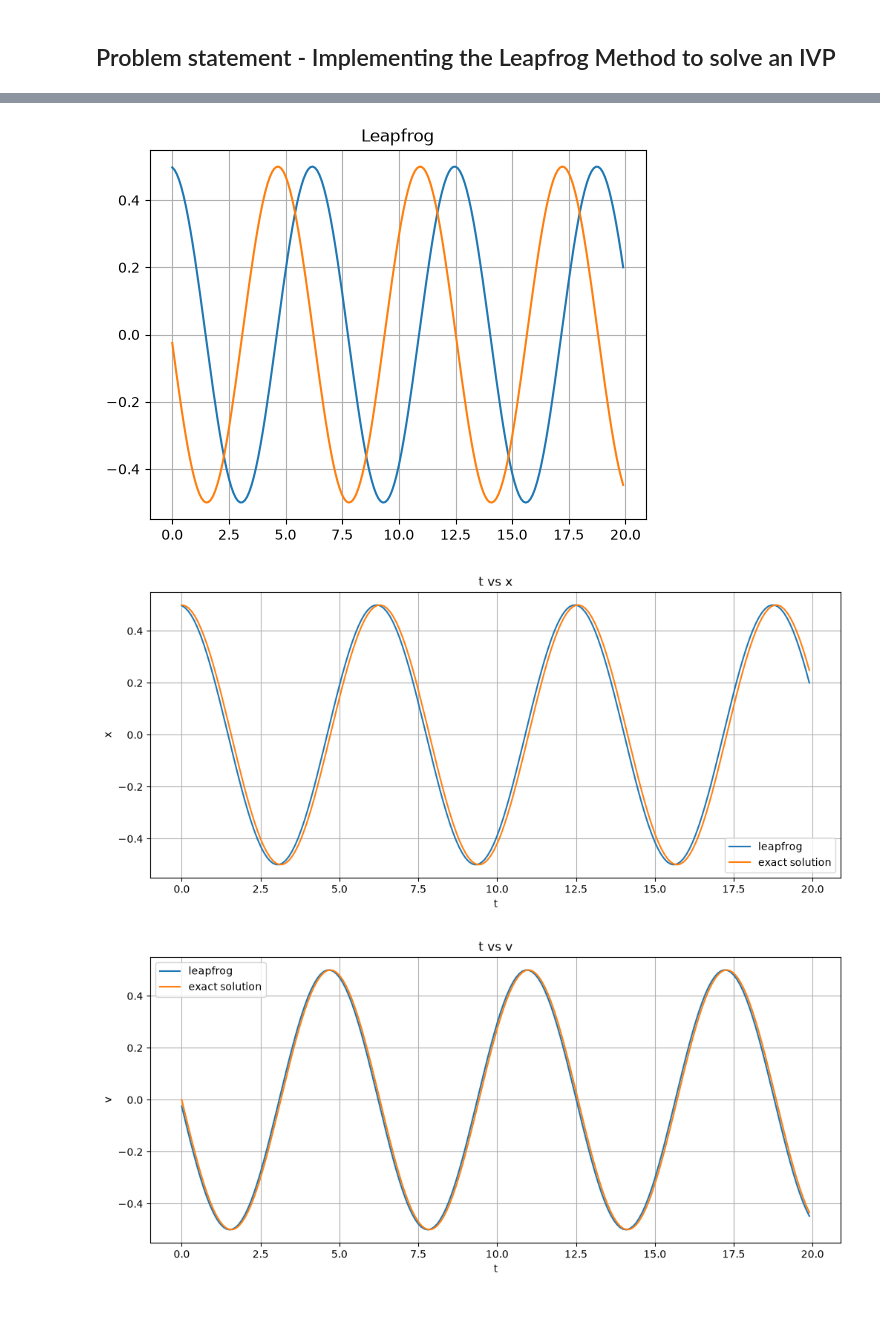
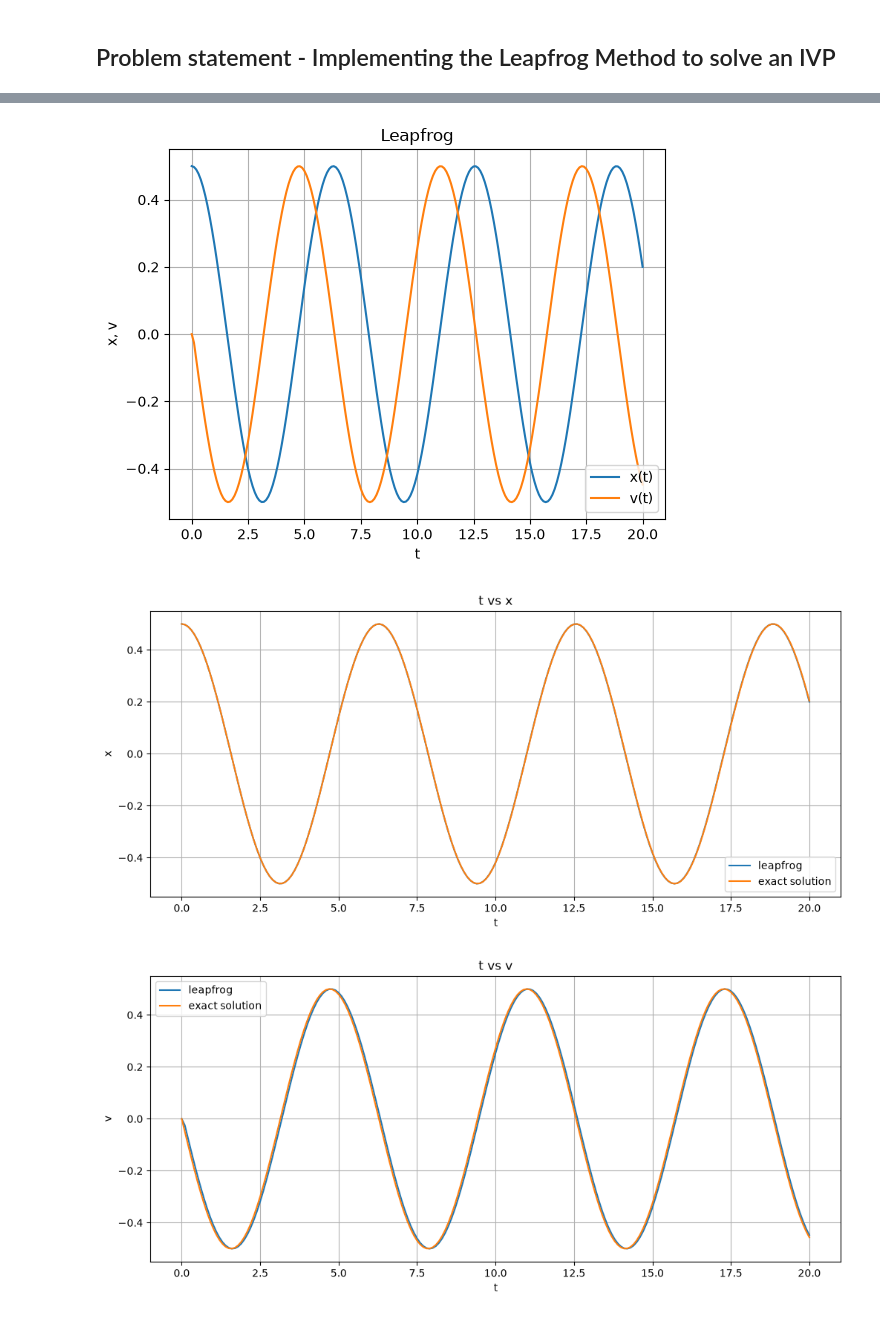
Before and after one commit to Aathi2165/AE801_2026, a Jupyter notebook: numode_ivp/Atharva_ODE_IVP.ipynb, the cells around one changed output, grey strips where cells are left out. Saved outputs shown, nothing was run; the diff lists cells and outputs as text; code cells hidden in the pictures.

```diff
--- a/numode_ivp/Atharva_ODE_IVP.ipynb
+++ b/numode_ivp/Atharva_ODE_IVP.ipynb
@@ -15,20 +15,23 @@ import matplotlib.pyplot as plt
 def leapfrog(x,v,h):
     x0=x
     v0=v
-    a= -x
+    a= -(Wp)**2*x
     v_new=v0 + h * a
     x_new=x0 + h * v_new
 
     return(x_new, v_new)
 
-
-n=200
+t=20
+h=0.1## Calculating for t=20
+n=int(t/h)
 p=[]
+p.append(0.5)
 q=[]
-h=0.1
+q.append(0)
 x=0.5
 vi=0
-a=-x
+Wp=1
+a= -(Wp)**2*x
 v=vi - (0.5*h*a)
 
 for i in range(0,n):
@@ -41,8 +44,8 @@ for i in range(0,n):
 import numpy as np
 import matplotlib.pyplot as plt
 
-# time values from 0 to 20 (2001 points, so the curve looks smooth)
-t=np.arange(0, 20, 0.1)
+# time values from 0 to 20
+t=np.arange(0, 20.1, 0.1)
 
 # exact solution
 x_exact = 0.5 * np.cos(t)
@@ -62,11 +76,14 @@ plt.show()
 # %%
-plt.plot(t,p)
-plt.plot(t,q)
+plt.plot(t,p,label="x(t)")
+plt.plot(t,q,label="v(t)")
 plt.title("Leapfrog")
+plt.xlabel("t")
+plt.ylabel("x, v")
 plt.grid()
+plt.legend()
 plt.show()
 # %% [output]
-[figure, old version]
+[figure, new version]
 # %%
 plt.figure(figsize=(12,5))
 plt.plot(t,p,label="leapfrog")
@@ -78,7 +95,7 @@ plt.legend()
 plt.grid()
 plt.show()
 # %% [output]
-[figure, old version]
+[figure, new version]
 # %%
 plt.figure(figsize=(12,5))
 plt.plot(t,q,label="leapfrog")
```
Also changed, not shown: parts of 5 cells of this notebook.
